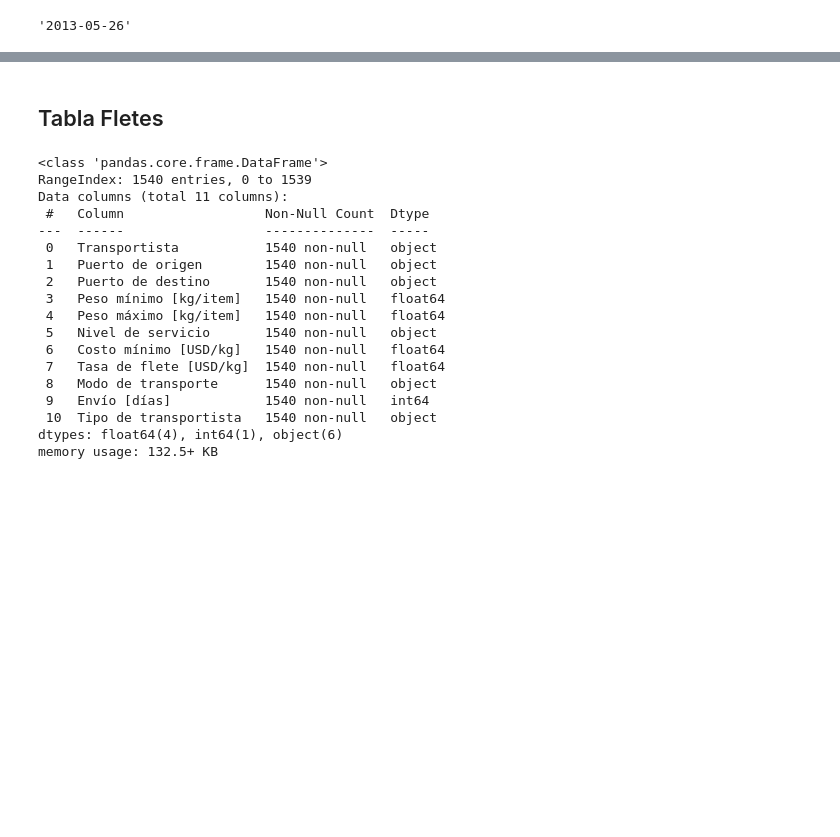
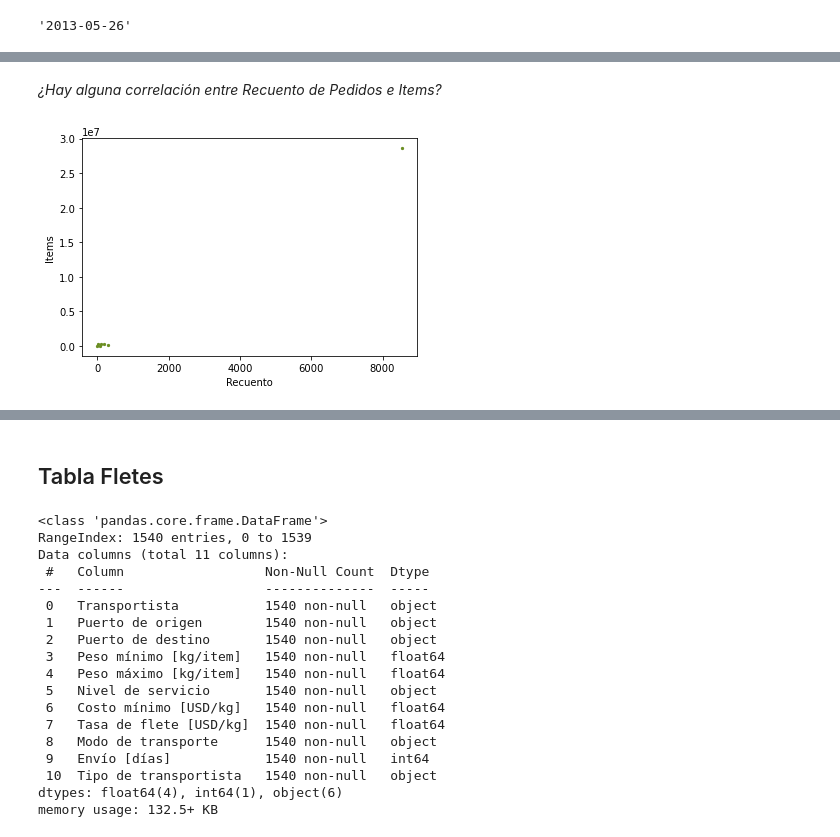
Before and after one commit to hernanrodri/Supply-Chain-Analytics, a Jupyter notebook: Supply Chain Analysis.ipynb, the cells around one changed output, grey strips where cells are left out. Drawn from its saved outputs; the diff is of its cells as text; code cells hidden in the pictures; blank space fills up the shorter version.

```diff
--- a/Supply Chain Analysis.ipynb
+++ b/Supply Chain Analysis.ipynb
@@ -106,0 +156,12 @@ pedidos_agrup
+# %% [markdown]
+*¿Hay alguna correlación entre Recuento de Pedidos e Items?*
+# %%
+pedidos_agrup1 = pedidos.groupby(by = ["Planta", "Puerto de origen", "Puerto de destino"]).agg({"Pedido": "size"}).rename(columns = {"Pedido": "Recuento"})
+pedidos_agrup2 = pedidos.groupby(by = ["Planta", "Puerto de origen", "Puerto de destino"]).agg({"Items": ["min", "mean", "max", "std", "sum"]})
+
+plt.figure(1)
+plt.scatter(pedidos_agrup1["Recuento"], pedidos_agrup2[("Items", "sum")], s = 5, c = "olivedrab")
+plt.xlabel("Recuento")
+plt.ylabel("Items");
+# %% [output]
+[figure, added]
```
Also changed, not shown: parts of 27 cells of this notebook.
